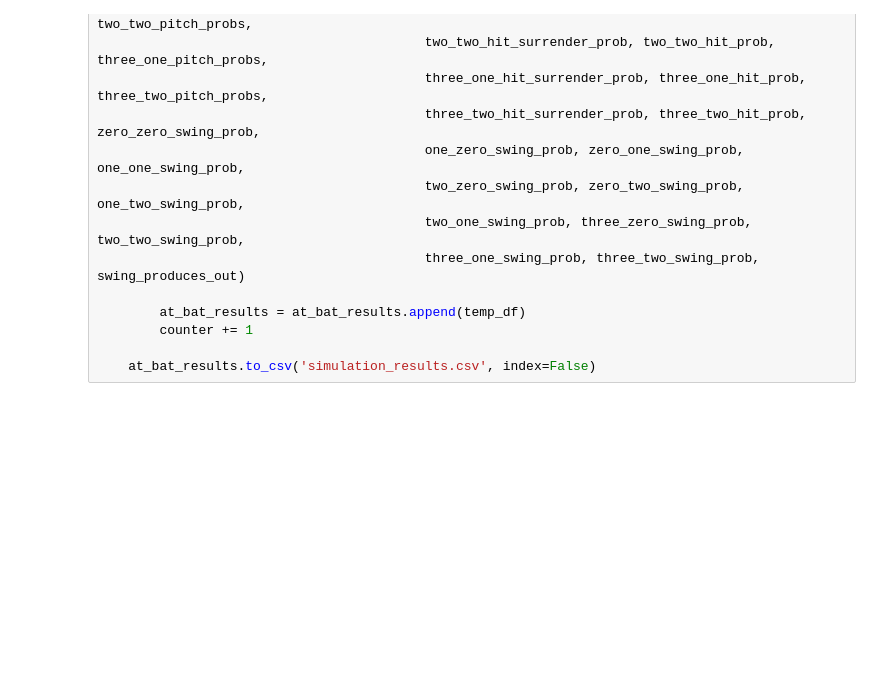
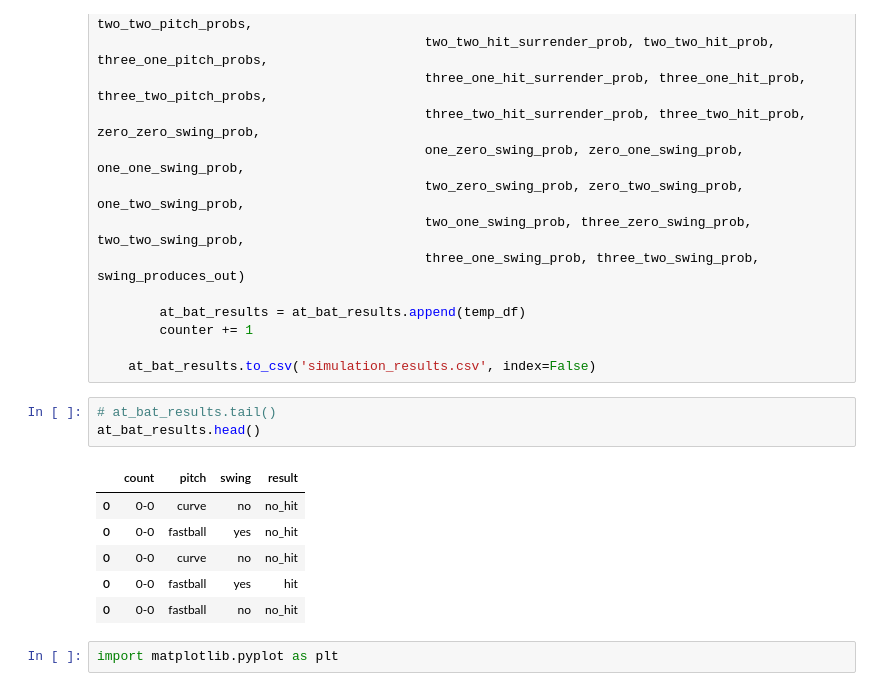
Before and after one commit to matthewjchin/baseballstats, a Jupyter notebook: matchup_sims.ipynb, the cells around one changed output. Cells and saved outputs as stored; diff of their text form; blank space fills up the shorter version.

Commit message:
test dataviz count

```diff
--- a/matchup_sims.ipynb
+++ b/matchup_sims.ipynb
@@ -444,3 +444,15 @@ if __name__ == "__main__":
         counter += 1
 
     at_bat_results.to_csv('simulation_results.csv', index=False)
+# %%
+# at_bat_results.tail()
+at_bat_results.head()
+# %% [output]
+|  | count | pitch | swing | result |
+| 0 | 0-0 | curve | no | no_hit |
+| 0 | 0-0 | fastball | yes | no_hit |
+| 0 | 0-0 | curve | no | no_hit |
+| 0 | 0-0 | fastball | yes | hit |
+| 0 | 0-0 | fastball | no | no_hit |
+# %%
+import matplotlib.pyplot as plt
```
Also changed, not shown: parts of 1 cell of this notebook, 1 other file.
